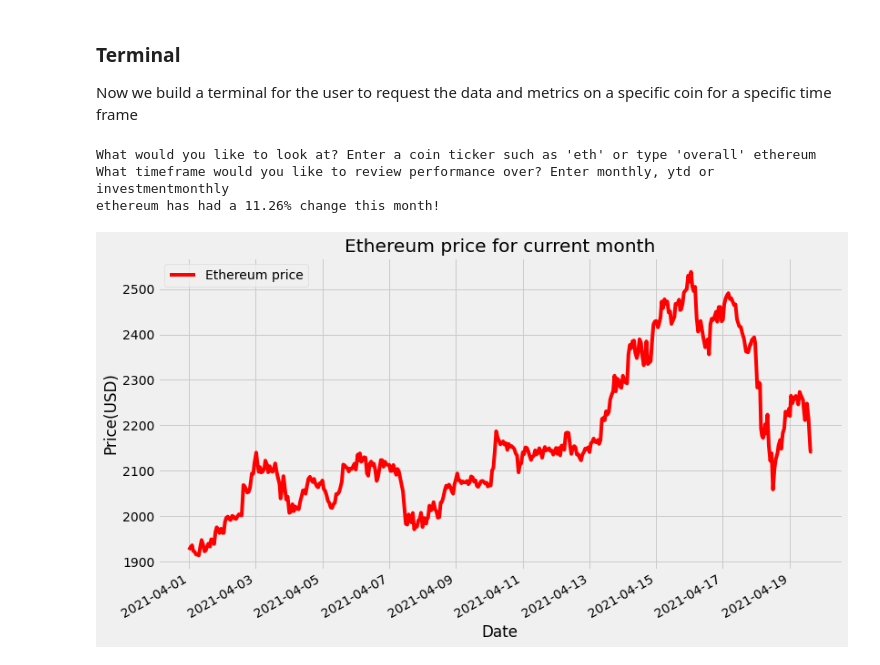
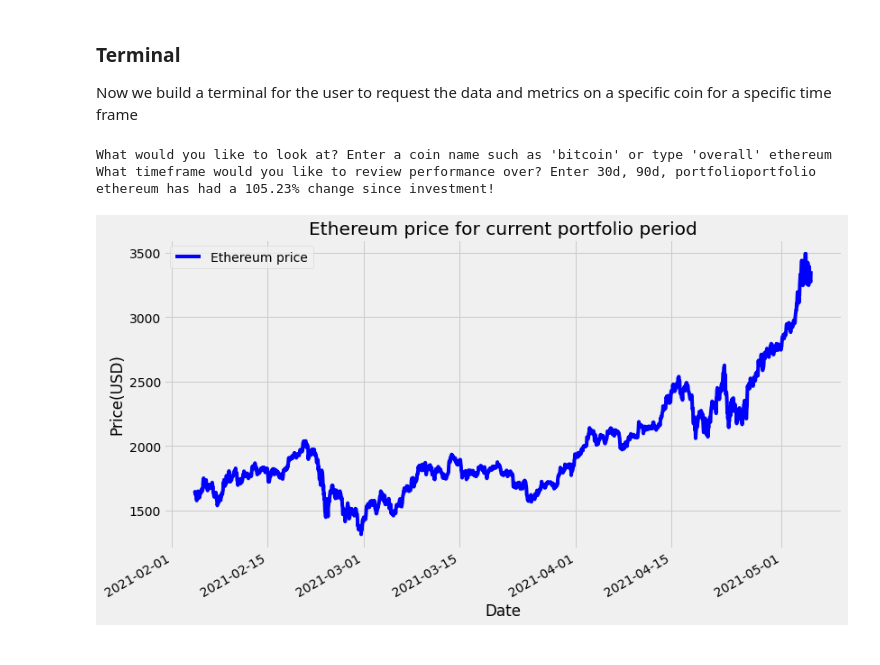
Before and after one commit to Starmonster/crypto_portfolio, a Jupyter notebook: Crypto Master.ipynb, the cells around one changed output. Saved outputs shown, nothing was run; the diff lists cells and outputs as text; code cells hidden in the pictures.

```diff
--- a/Crypto Master.ipynb
+++ b/Crypto Master.ipynb
@@ -229,0 +254,7 @@ transactions
+# %%
+# let's check this can be read back in ok
+user_portfolio = open("my_portfolio.pkl", "rb")
+load_port = pickle.load(user_portfolio)
+# %%
+user_transactions = open("my_transactions.pkl", "rb")
+load_transactions = pickle.load(user_transactions)
@@ -231,3 +283,6 @@ transactions
 ## User Terminal and Performance / Analysis
 
 The next section concentrates on matters post set up. So a user has a portfolio full of healthy coins and respective data. Now the user will want to review each coin's performance and pull up performance metrics and analysis.
+# %%
+load_port = open("my_portfolio.pkl", "rb")
+portfolio = pickle.load(load_port)
@@ -234,7 +293,7 @@ The next section concentrates on matters post set up. So a user has a portfolio
 # %% [markdown]
 ### Performance
 # %%
-def performance(data):
+def performance(data, timeframe, transactions, analysis):
 
     """
     This function calculates the performance of the requested crytpo currency
@@ -242,14 +301,32 @@ def performance(data):
     2. Over a time frame specified by the user (to be added)
 
     We return the growth as a %age and a dataframe of prices for the specified period
+
+    transactions = the full transactions dataframe
+    data = the available price data for the requested coin
+    timeframe = the requested timeframe from the user
     """
 
     # First get todays date and the current month
     now_date = datetime.date.today().strftime("%Y-%m-%d")
     now_month=now_date[5:7] # split out the month from the date
+    start_date='' # set an empty string to hold the start date
 
-    # Query the latest monthly data using today's date and the current month
-    monthly_data = data[data["date"].between("2021-"+now_month+"-01", now_date)]
+
+
+    if timeframe == "30d":
+    # For monthly queries we'll get the last 30days data
+        start_date = str(datetime.datetime.now() - datetime.timedelta(days=30))[:10] # slice to get date only
+    elif timeframe == "90d":
+    # For quarterly we'll get the last 90days
+        start_date = str(datetime.datetime.now() - datetime.timedelta(days=90))[:10]
+    elif timeframe == "portfolio":
+        start_date = transactions[transactions.name=="vechain"].iloc[0].date
+
+
+
+    # Query the latest monthly data using today's date and the previous 30days
+    monthly_data = data[data["date"].between(start_date, now_date)]
 
     # set the open and close prices subject to the calculation
     open_monthly = monthly_data.price[0]
@@ -366,7 +469,7 @@ def terminal():
 # %%
-data, coin_name, growth, monthly_data = terminal()
+data, coin_name, growth, monthly_data = terminal(portfolio, transactions)
 # %% [output]
-What would you like to look at? Enter a coin ticker such as 'eth' or type 'overall' ethereum
-What timeframe would you like to review performance over? Enter monthly, ytd or investmentmonthly
-ethereum has had a 11.26% change this month!
+What would you like to look at? Enter a coin name such as 'bitcoin' or type 'overall' ethereum
+What timeframe would you like to review performance over? Enter 30d, 90d, portfolioportfolio
+ethereum has had a 105.23% change since investment!
-[figure, old version]
+[figure, new version]
```
Also changed, not shown: parts of 28 cells of this notebook, 9 other files.
